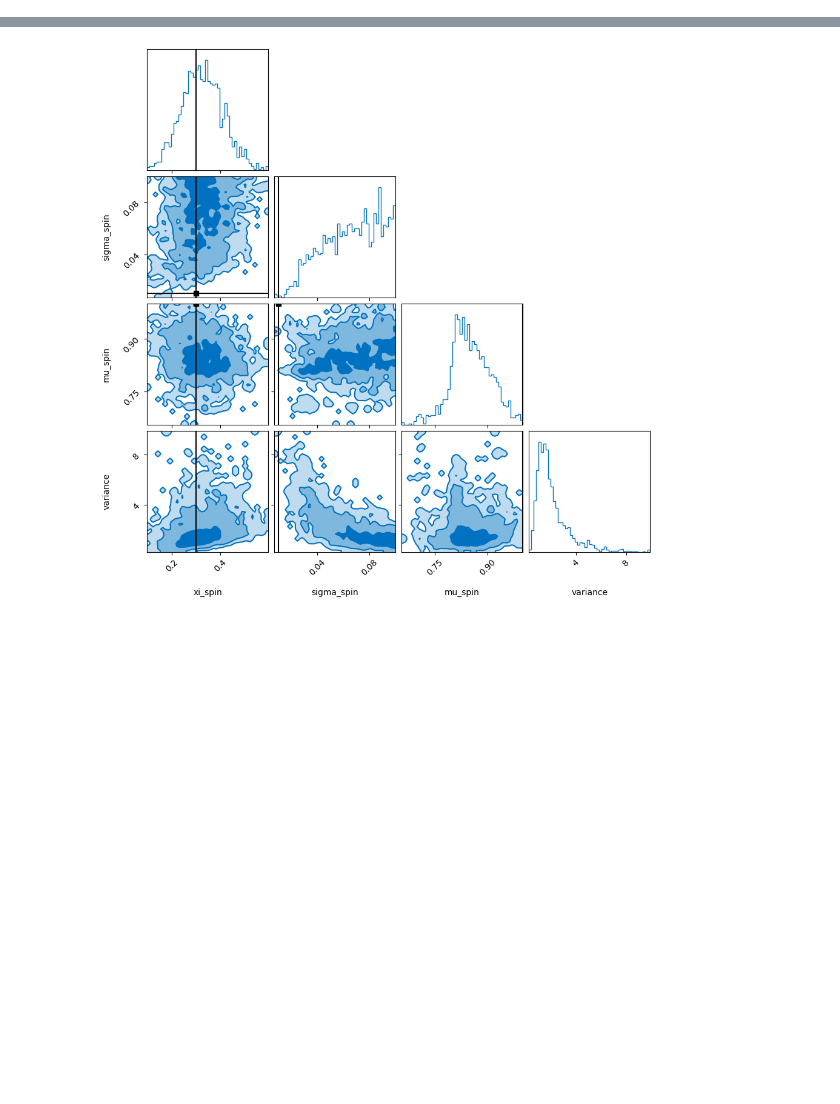
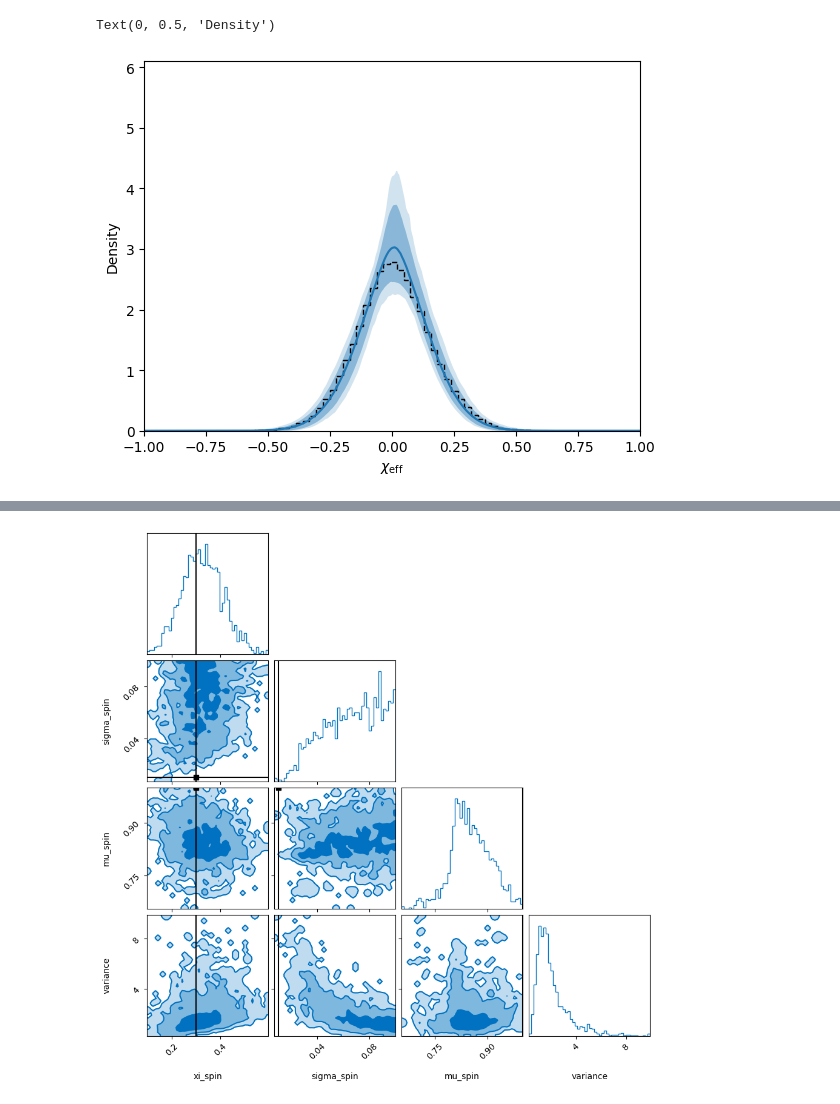
Before and after one commit to noahewolfe/tilts-and-kicks, a Jupyter notebook: code/injection/inspect.ipynb, the cells around one changed output, grey strips where cells are left out. Drawn from its saved outputs; the diff is of its cells as text; code cells hidden in the pictures; blank space fills up the shorter version.

Commit message:
also fit kdes of chieff samples; since its so fast, also do monte carlo chieff sampling by default when run is done

```diff
--- a/code/injection/inspect.ipynb
+++ b/code/injection/inspect.ipynb
@@ -4 +5,44 @@ import numpy as np
 from util import plot_corner
+# %%
+samples = h5ify.load(
+    '/n/home03/newolfe/projects/tilts-and-kicks/data/inference/injection/salvo-iso/nobs150-seed1764-ulin-broad/mcppd.h5'
+)
+# %%
+from pandas import read_csv
+df = read_csv(
+    '/n/home03/newolfe/projects/tilts-and-kicks/data/pe/salvo-iso/allinjs_list_O4.dat',
+    sep='\t',
+    header=0
+)
+# %%
+from util import calc_chieff
+astro = calc_chieff(
+    df['mass_ratio'],
+    df['a_1'],
+    df['a_2'],
+    np.cos(df['tilt_1']),
+    np.cos(df['tilt_2'])
+)
+# %%
+xs = np.linspace(-1, 1, 500)
+med = np.exp(np.median(samples['log_prob'], axis=0))
+q05 = np.exp(np.quantile(samples['log_prob'], 0.05, axis=0))
+q95 = np.exp(np.quantile(samples['log_prob'], 0.95, axis=0))
+
+q005 = np.exp(np.quantile(samples['log_prob'], 0.005, axis=0))
+q995 = np.exp(np.quantile(samples['log_prob'], 0.995, axis=0))
+
+fig, ax = plt.subplots()
+ax.hist(astro, histtype='step', bins=50, density=True, linestyle='--', color='black')
+ax.plot(xs, med, color='C0', lw=1.5)
+ax.fill_between(xs, q05, q95, alpha=0.4, color='C0', lw=0)
+ax.fill_between(xs, q005, q995, alpha=0.2, color='C0', lw=0)
+
+ax.set_xlim(-1, 1)
+ax.set_ylim(0, 6.1)
+
+ax.set_xlabel(r'$\chi_\mathrm{eff}$')
+ax.set_ylabel('Density')
+# %% [output]
+Text(0, 0.5, 'Density')
+[figure, added]
```
Also changed, not shown: parts of 5 cells of this notebook, 3 other files.
